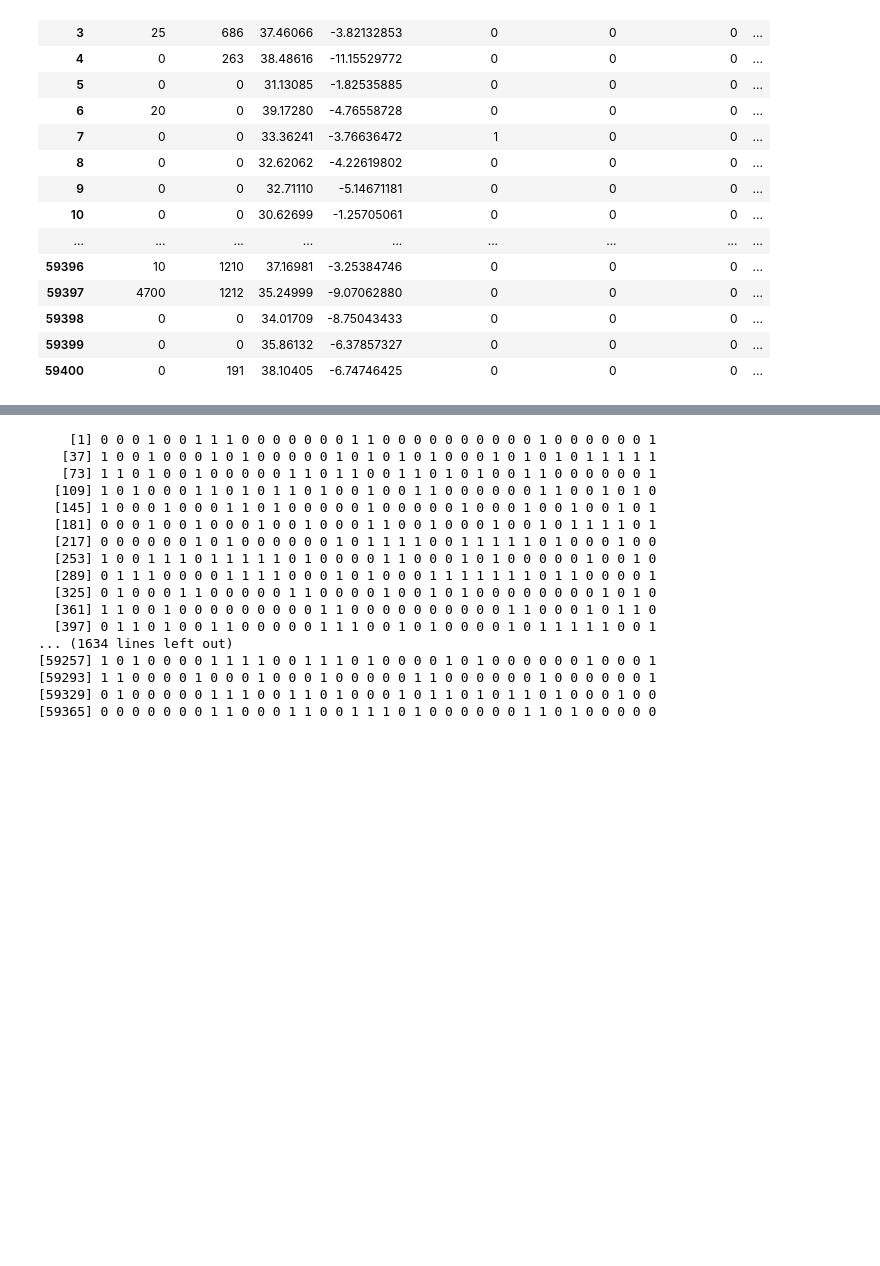
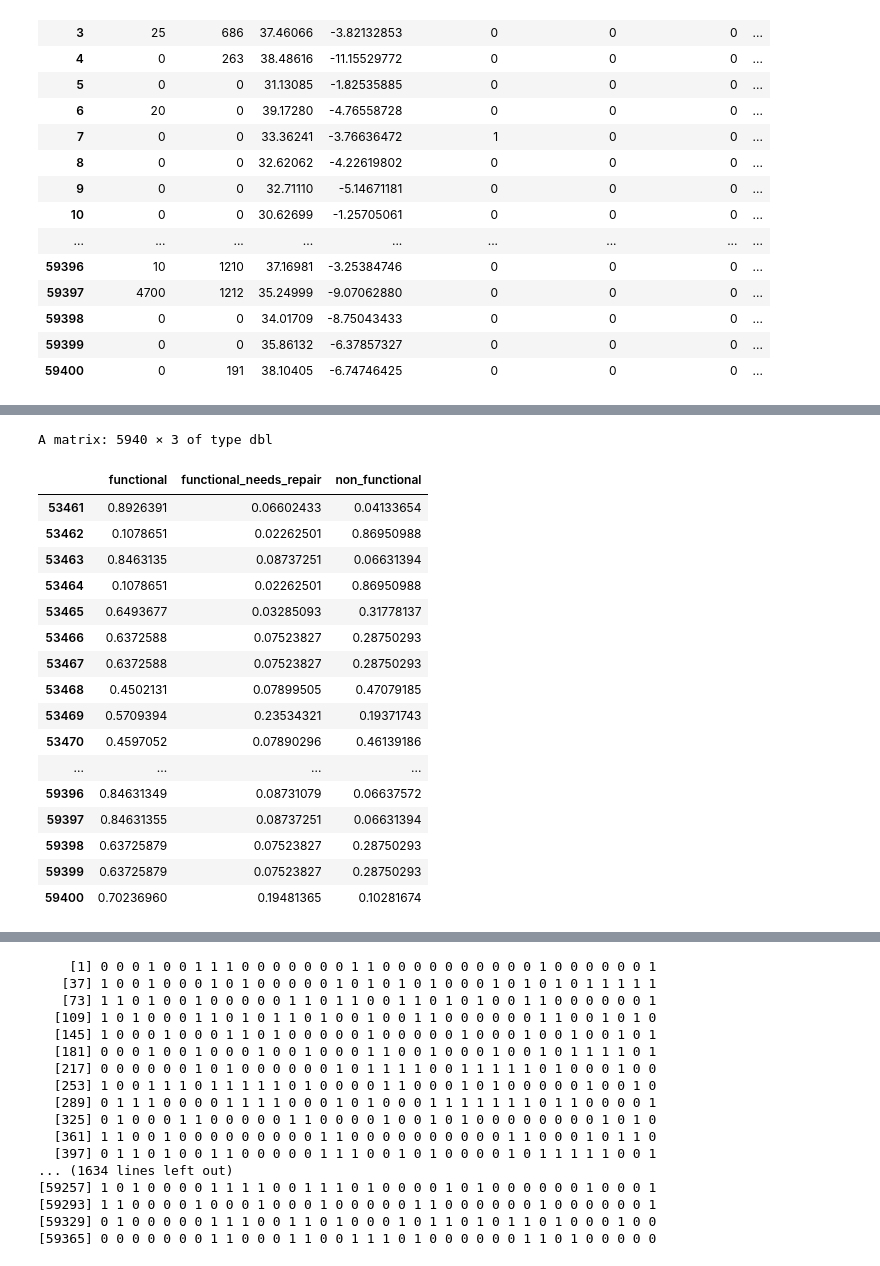
Before and after one commit to Maxlanglet/Projet_ML, a Jupyter notebook: ReportTemplate.ipynb, the cells around one changed output, grey strips where cells are left out. Drawn from its saved outputs; the diff is of its cells as text; code cells hidden in the pictures; blank space fills up the shorter version.

Commit message:
nnet

```diff
--- a/ReportTemplate.ipynb
+++ b/ReportTemplate.ipynb
@@ -503,0 +455,22 @@ A data.frame: 59400 × 160
+# %%
+#test without cross validation
+
+CV_folds <- 10
+
+size_CV <-floor(N/CV_folds)
+
+idx_ts<-(((i-1)*size_CV+1):(i*size_CV))  ### idx_ts represents the indices of the test set the i-th fold
+X_ts<-X_final[idx_ts,]
+Y_ts<-Y[idx_ts,]
+Y_onehot<-labels_onehot[idx_ts,]
+
+idx_tr<-setdiff(1:N,idx_ts) ### idx_tr represents  indices of the training sefor the i-th fold
+X_tr<-X_final[idx_tr,]
+Y_tr<-Y[idx_tr,]
+
+DS<-cbind(X_tr,status_group=Y_tr)
+DS$status_group<-factor(DS$status_group)
+
+
+model<- nnet(status_group~.,data=DS, size=5, decay=1.0e-5, maxit=1000, trace=T)#1000 max iterations ?
+Y_hat_ts<- predict(model,X_ts)
@@ -503,0 +495,21 @@ A data.frame: 59400 × 160
+# %%
+Y_hat_ts
+# %% [output]
+A matrix: 5940 × 3 of type dbl
+|  | functional | functional_needs_repair | non_functional |
+| 53461 | 0.8926391 | 0.06602433 | 0.04133654 |
+| 53462 | 0.1078651 | 0.02262501 | 0.86950988 |
+| 53463 | 0.8463135 | 0.08737251 | 0.06631394 |
+| 53464 | 0.1078651 | 0.02262501 | 0.86950988 |
+| 53465 | 0.6493677 | 0.03285093 | 0.31778137 |
+| 53466 | 0.6372588 | 0.07523827 | 0.28750293 |
+| 53467 | 0.6372588 | 0.07523827 | 0.28750293 |
+| 53468 | 0.4502131 | 0.07899505 | 0.47079185 |
+| 53469 | 0.5709394 | 0.23534321 | 0.19371743 |
+| 53470 | 0.4597052 | 0.07890296 | 0.46139186 |
+| ... | ... | ... | ... |
+| 59396 | 0.84631349 | 0.08731079 | 0.06637572 |
+| 59397 | 0.84631355 | 0.08737251 | 0.06631394 |
+| 59398 | 0.63725879 | 0.07523827 | 0.28750293 |
+| 59399 | 0.63725879 | 0.07523827 | 0.28750293 |
+| 59400 | 0.70236960 | 0.19481365 | 0.10281674 |
```
Also changed, not shown: parts of 14 cells of this notebook.
